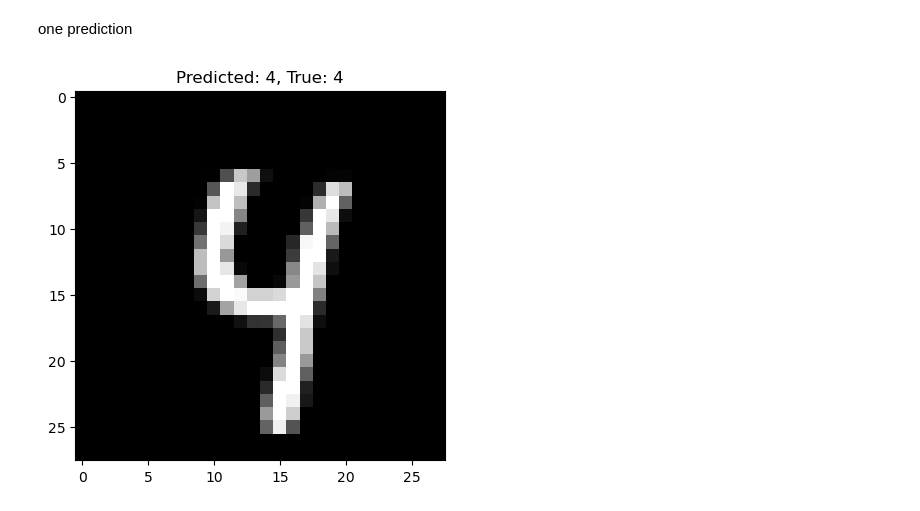
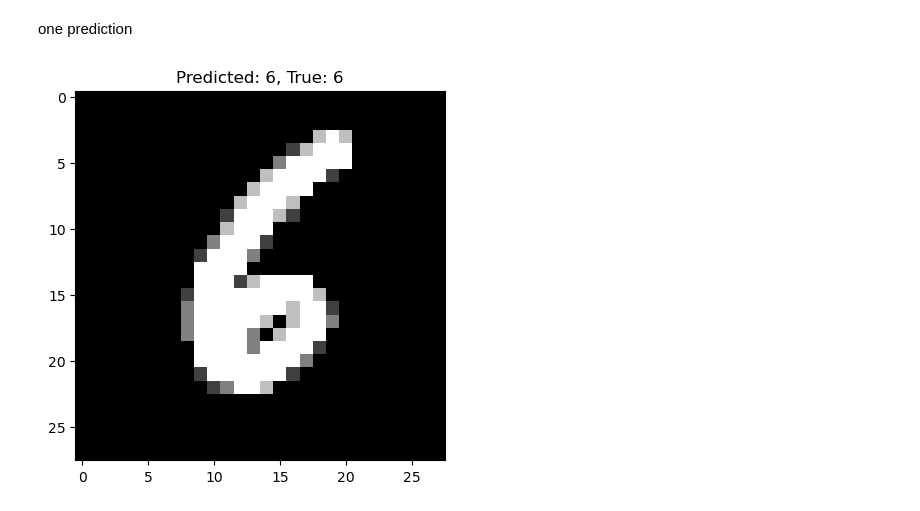
Before and after one commit to AP-047/rclass, a Jupyter notebook: test_grb.ipynb, the cells around one changed output. Drawn from its saved outputs; the diff is of its cells as text; code cells hidden in the pictures.

```diff
--- a/test_grb.ipynb
+++ b/test_grb.ipynb
@@ -331,21 +331,21 @@ one prediction
 # %%
 import matplotlib.pyplot as plt
 import numpy as np
 
-index_to_visualize = 198
+index_to_visualize = 197
 
 # predicted digit for this index
 predicted_digit = predictions[index_to_visualize]
 
 # true digit for this index
 true_digit = y_test_subset[index_to_visualize]
 
 # Reshape the flattened image back to its original shape (28x28)
 image = x_test_subset[index_to_visualize].reshape(28, 28)
 
 # Plot the image
 plt.imshow(image, cmap='gray')
 plt.title(f"Predicted: {predicted_digit}, True: {true_digit}")
 plt.show()
 # %% [output]
-[figure, old version]
+[figure, new version]
```
Also changed, not shown: parts of 3 cells of this notebook, 12 other files.
